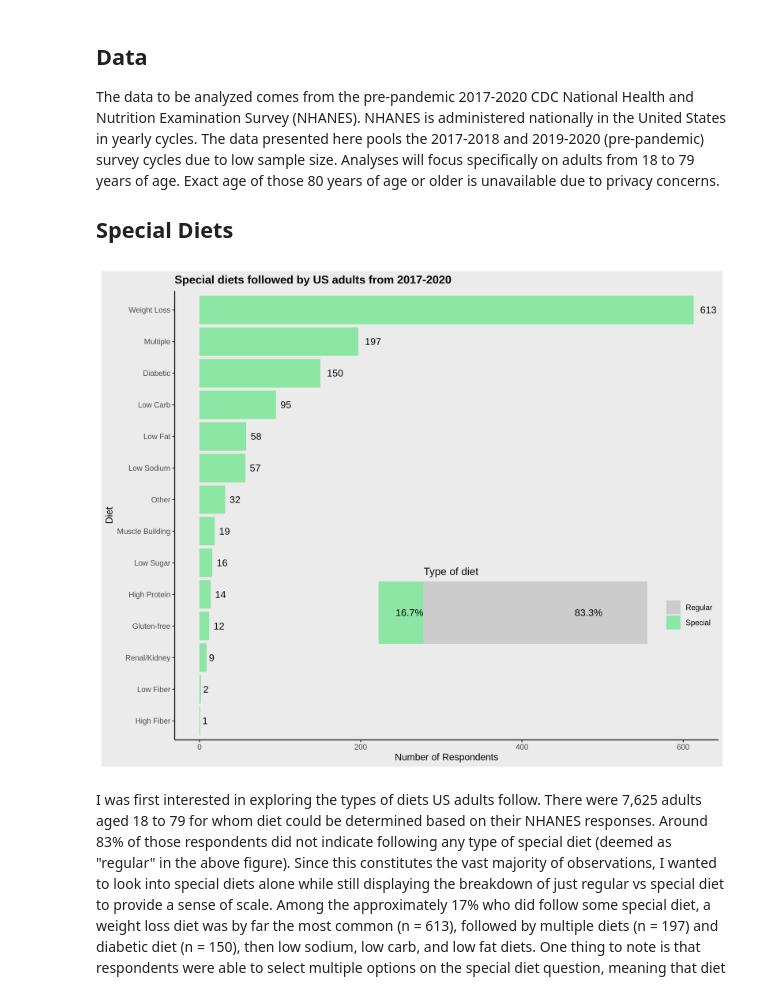
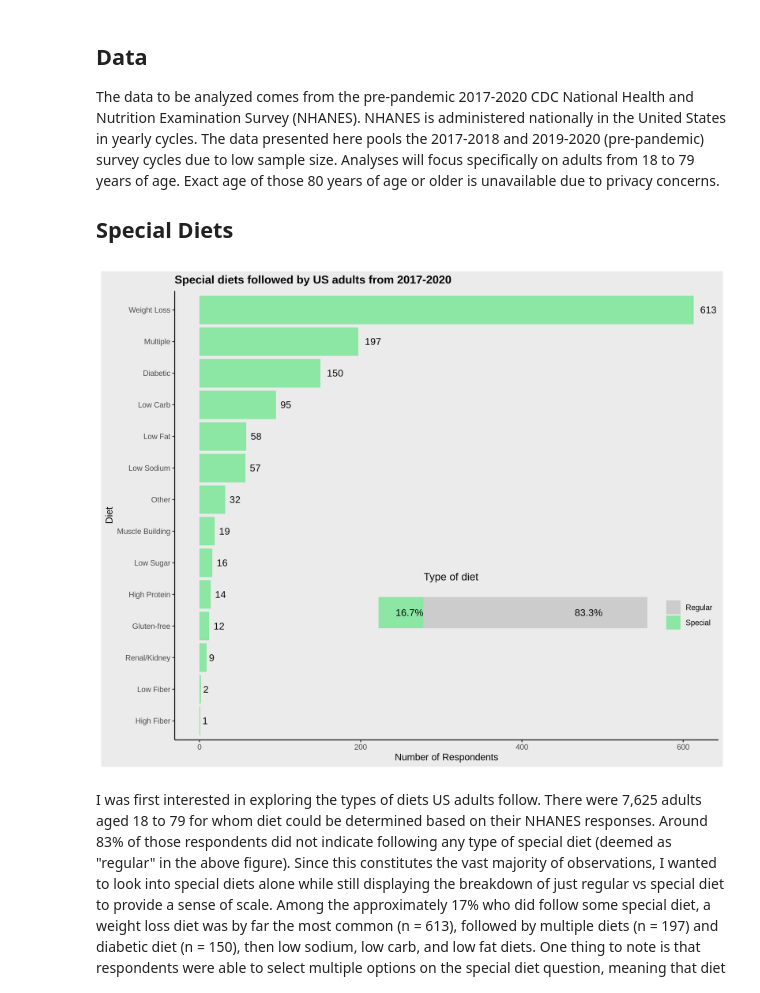
Before and after one commit to kevics/BIOS512-assignments, a Jupyter notebook: BIOS512 Final Project.ipynb, the cells around one changed output. Drawn from its saved outputs; the diff is of its cells as text; code cells hidden in the pictures.

Commit message:
Fix plot formatting

```diff
--- a/BIOS512 Final Project.ipynb
+++ b/BIOS512 Final Project.ipynb
@@ -57,36 +57,36 @@ diet_long = nhanes_nutr |>
 
 diet_dicot = diet_long|>
   mutate(Diet = Diet |> fct_infreq() |> fct_lump_n(1, other_level = 'Special')) |>
   count(Diet) |>
   mutate(prop = n/sum(n)) |>
   ggplot(aes(y = 'Diet', x = prop, fill = Diet)) +
-    geom_bar(stat = 'identity', width = 1) +
+    geom_bar(stat = 'identity', width = .5) +
     geom_text(aes(label = paste0(round(prop*100,1), '%'),
                   hjust = 1)) +
     labs(title = "Type of diet") +
     scale_fill_manual(values = c('gray80', '#8ce6a4')) +
     theme_void() +
-    theme(plot.title = element_text(size = 12, hjust = .2, vjust = 0),
+    theme(plot.title = element_text(size = 12, hjust = .2, vjust = -2),
           plot.title.position = 'plot',
           legend.title = element_blank())
 
 special_diet_plot = diet_long |>
   filter(Diet != 'Regular') |>
   mutate(Diet = Diet |> fct_infreq() |> fct_rev()) |>
   ggplot(aes(y = Diet)) +
   geom_bar(fill = '#8ce6a4') +
   geom_text(stat='count', aes(label=..count..), hjust=-.4) +
   labs(title = "Special diets followed by US adults from 2017-2020",
        x = "Number of Respondents") +
   theme_classic() +
   theme(plot.title = element_text(size = 13, face = 'bold'),
         plot.background = element_rect(fill="gray92"),
         panel.background = element_rect(fill="gray92"),
         panel.grid = element_line(color="gray"))
 
 special_diet_plot + inset_element(diet_dicot, left = 0.35, bottom = 0.2, right = .99, top = 0.4)
 # %% [output]
-[figure, old version]
+[figure, new version]
 # %% [markdown]
 I was first interested in exploring the types of diets US adults follow. There were 7,625 adults aged 18 to 79 for whom diet could be determined based on their NHANES responses. Around 83% of those respondents did not indicate following any type of special diet (deemed as "regular" in the above figure). Since this constitutes the vast majority of observations, I wanted to look into special diets alone while still displaying the breakdown of just regular vs special diet to provide a sense of scale. Among the approximately 17% who did follow some special diet, a weight loss diet was by far the most common (n = 613), followed by multiple diets (n = 197) and diabetic diet (n = 150), then low sodium, low carb, and low fat diets. One thing to note is that respondents were able to select multiple options on the special diet question, meaning that diet had to be recoded to account for this. Unfortunately, the consequence is that the exact combinations of multiple diets became obscured. Nonetheless, the top diets generally reflect a pattern among US adults in adopting special diets that presumably aligns with addressing potential health concerns, such as diabetes or CVD.
 
```
Also changed, not shown: parts of 1 cell of this notebook.
